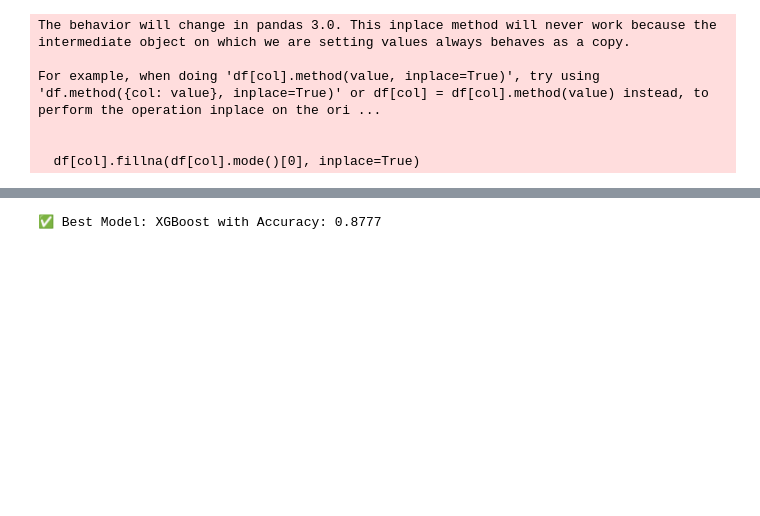
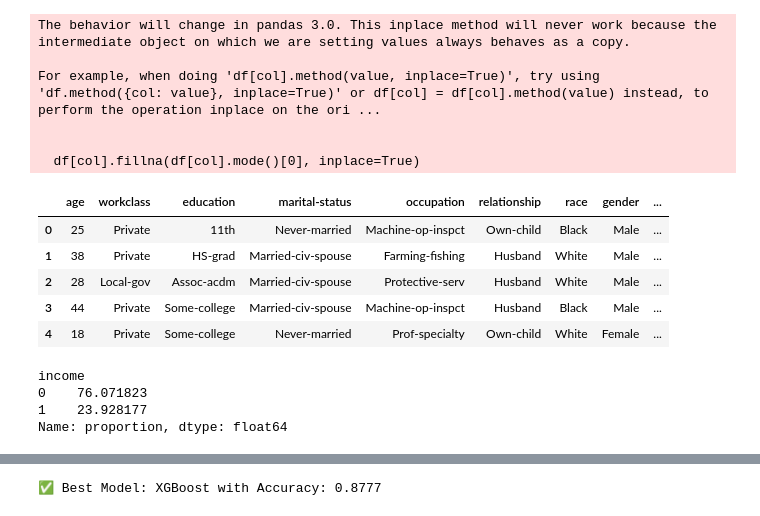
Before and after one commit to SaumyaGupta16/Employee-salary-prediction, a Jupyter notebook: Model_Building.ipynb, the cells around one changed output, grey strips where cells are left out. Saved outputs shown, nothing was run; the diff lists cells and outputs as text; code cells hidden in the pictures; blank space fills up the shorter version.

```diff
--- a/Model_Building.ipynb
+++ b/Model_Building.ipynb
@@ -47,6 +50,15 @@ df['capital-gain'] = df['capital-gain'].astype(int).apply(lambda x: np.log1p(x))
 df['capital-loss'] = df['capital-loss'].astype(int).apply(lambda x: np.log1p(x))
 df['age'] = np.where(df['age'] > 75, 75, df['age'])
 df['hours-per-week'] = np.where(df['hours-per-week'] > 80, 80, df['hours-per-week'])
+# %%
+df.head()
+# %% [output]
+|  | age | workclass | education | marital-status | occupation | relationship | race | gender | ... |
+| 0 | 25 | Private | 11th | Never-married | Machine-op-inspct | Own-child | Black | Male | ... |
+| 1 | 38 | Private | HS-grad | Married-civ-spouse | Farming-fishing | Husband | White | Male | ... |
+| 2 | 28 | Local-gov | Assoc-acdm | Married-civ-spouse | Protective-serv | Husband | White | Male | ... |
+| 3 | 44 | Private | Some-college | Married-civ-spouse | Machine-op-inspct | Husband | Black | Male | ... |
+| 4 | 18 | Private | Some-college | Never-married | Prof-specialty | Own-child | White | Female | ... |
 # %%
 
 # Split features/target
@@ -77,3 +80,11 @@ models = {
     "SVM": SVC(probability=True),
     "XGBoost": XGBClassifier(use_label_encoder=False, eval_metric='logloss')
 }
+# %%
+# Check imbalance
+print(100*(y.value_counts(normalize=True)))
+# %% [output]
+income
+0    76.071823
+1    23.928177
+Name: proportion, dtype: float64
```
Also changed, not shown: parts of 9 cells of this notebook.
